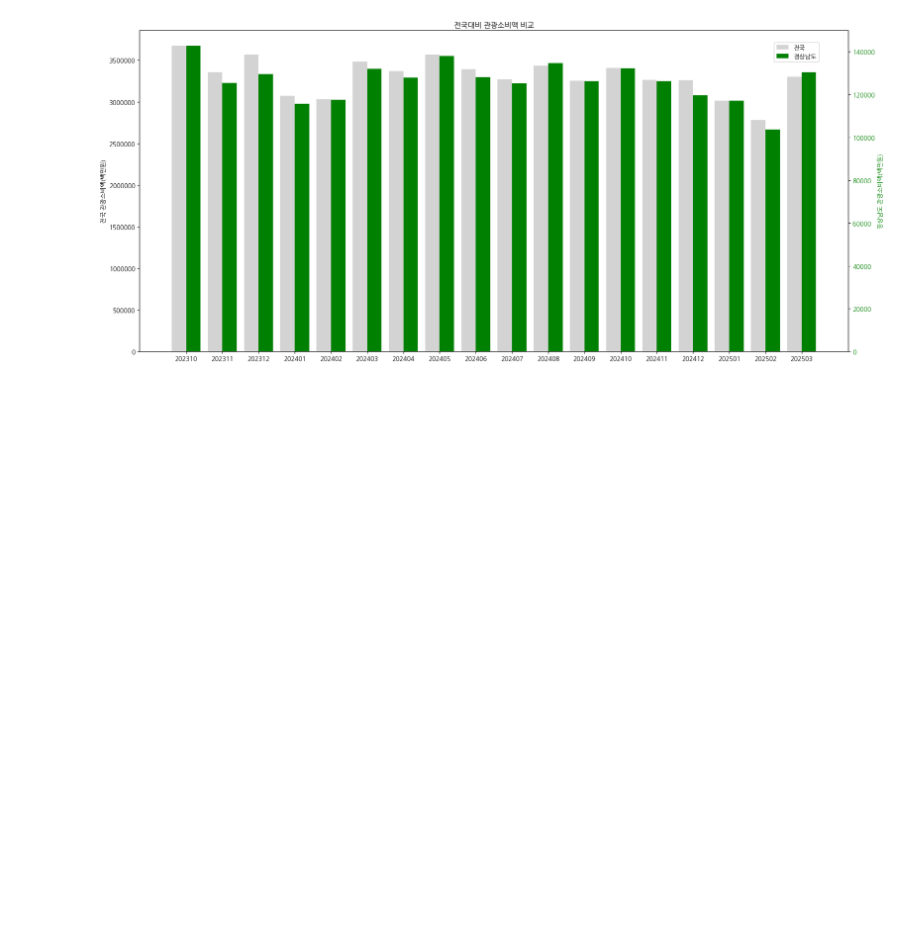
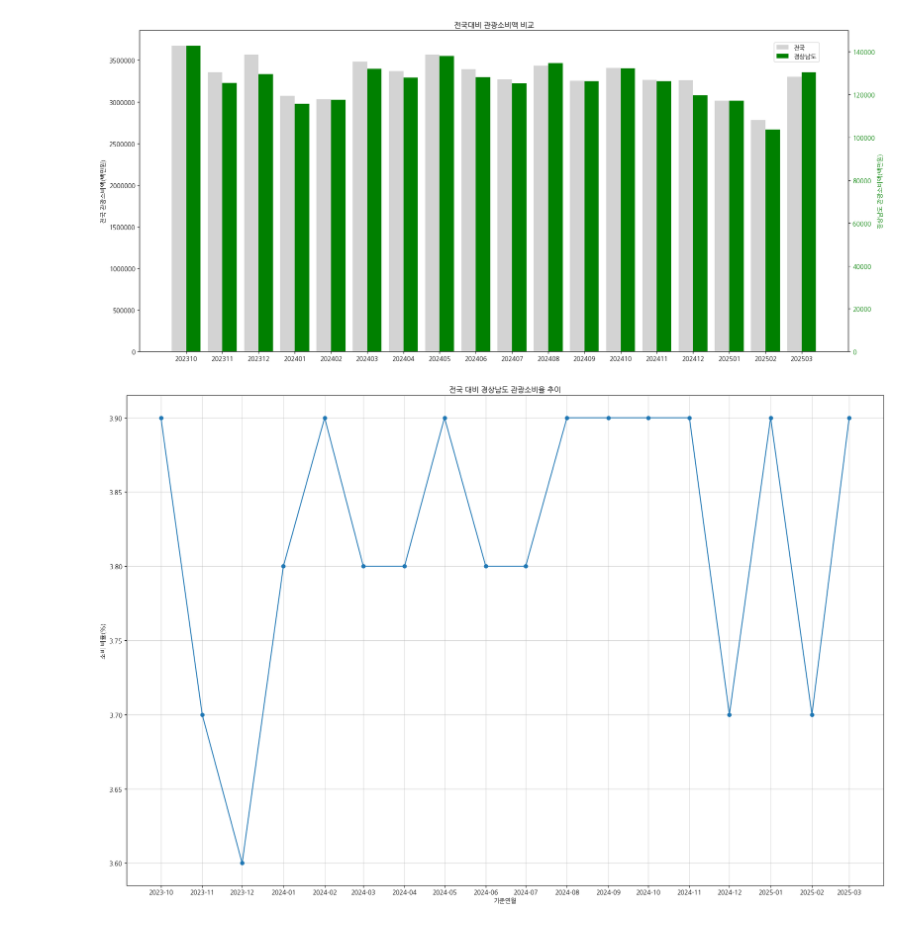
Before and after one commit to JeongHui-seong/gyeongnam, a Jupyter notebook: 전국대비관광소비.ipynb, the cells around one changed output. Saved outputs shown, nothing was run; the diff lists cells and outputs as text; code cells hidden in the pictures; blank space fills up the shorter version.

Commit message:
경상남도 방문자 분석

```diff
--- a/전국대비관광소비.ipynb
+++ b/전국대비관광소비.ipynb
@@ -55,3 +56,24 @@ plt.savefig("./img/전국대비관광소비액비교.png")
 plt.show()
 # %% [output]
 [figure]
+# %%
+plt.figure(figsize = (18, 12))
+
+df['기준연월'] = pd.to_datetime(df['기준연월'].astype(int).astype(str), format = '%Y%m')
+# print(df['기준연월'])
+
+plt.plot(df['기준연월'],df['전국 대비 관광소비율'], marker = 'o')
+plt.title('전국 대비 경상남도 관광소비율 추이')
+plt.xlabel("기준연월")
+plt.ylabel("소비 비율(%)")
+
+ax = plt.gca()
+ax.xaxis.set_major_locator(mdates.MonthLocator(interval=1))
+ax.xaxis.set_major_formatter(mdates.DateFormatter('%Y-%m'))
+
+plt.grid(True, alpha = 0.5)
+plt.tight_layout()
+plt.savefig('./img/전국대비경상남도관광소비율추이.png')
+plt.show()
+# %% [output]
+[figure, added]
```
Also changed, not shown: parts of 1 cell of this notebook, 6 other files.
